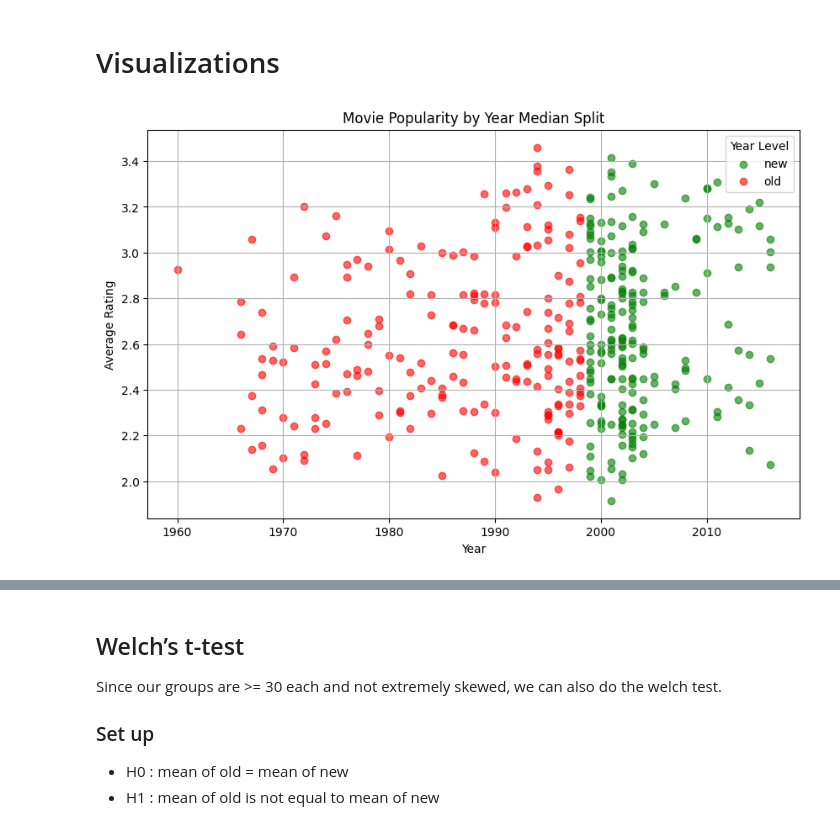
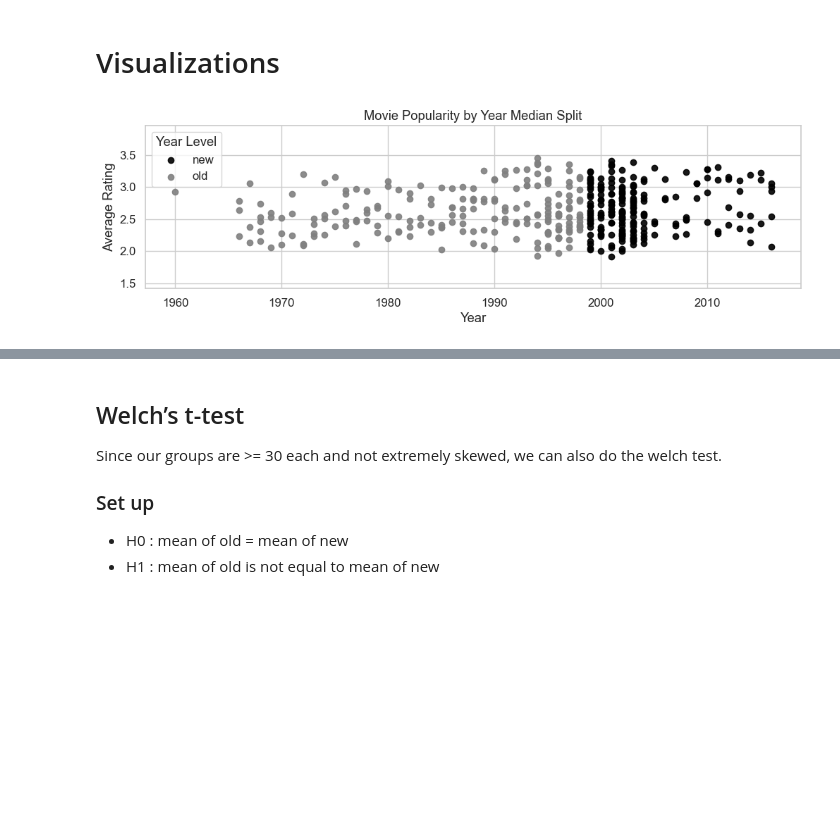
Before and after one commit to paolacalle/movie-ratings-replication, a Jupyter notebook: problem_set/2.ipynb, the cells around one changed output, grey strips where cells are left out. Drawn from its saved outputs; the diff is of its cells as text; code cells hidden in the pictures; blank space fills up the shorter version.

```diff
--- a/problem_set/2.ipynb
+++ b/problem_set/2.ipynb
@@ -5,10 +5,13 @@ import matplotlib.pyplot as plt
 import seaborn as sns
 from scipy import stats
 import sys
+import statsmodels.api as sm
 
 sys.path.append("../EDA")
 DATA_PATH = "../instruction/movieReplicationSet.csv"
 ALPHA = 0.005
+sns.set_theme(style="whitegrid", font_scale=1.1)
+
 
 import movie_data_formatter as mdf
 import movie_rating_popularity_year as mrpy
@@ -62,6 +65,9 @@ Name: average_rating, dtype: float64
 # %% [markdown]
 # Visualizations
 # %%
-mrpy.plot_year_median_split(movie_popular_data)
+p = mrpy.plot_year_median_split(movie_popular_data, show=False)
+
+# save to pdf
+p.savefig("../figures/avg_rating_year.pdf", bbox_inches='tight')
 # %% [output]
-[figure, old version]
+[figure, new version]
```
Also changed, not shown: parts of 10 cells of this notebook.
